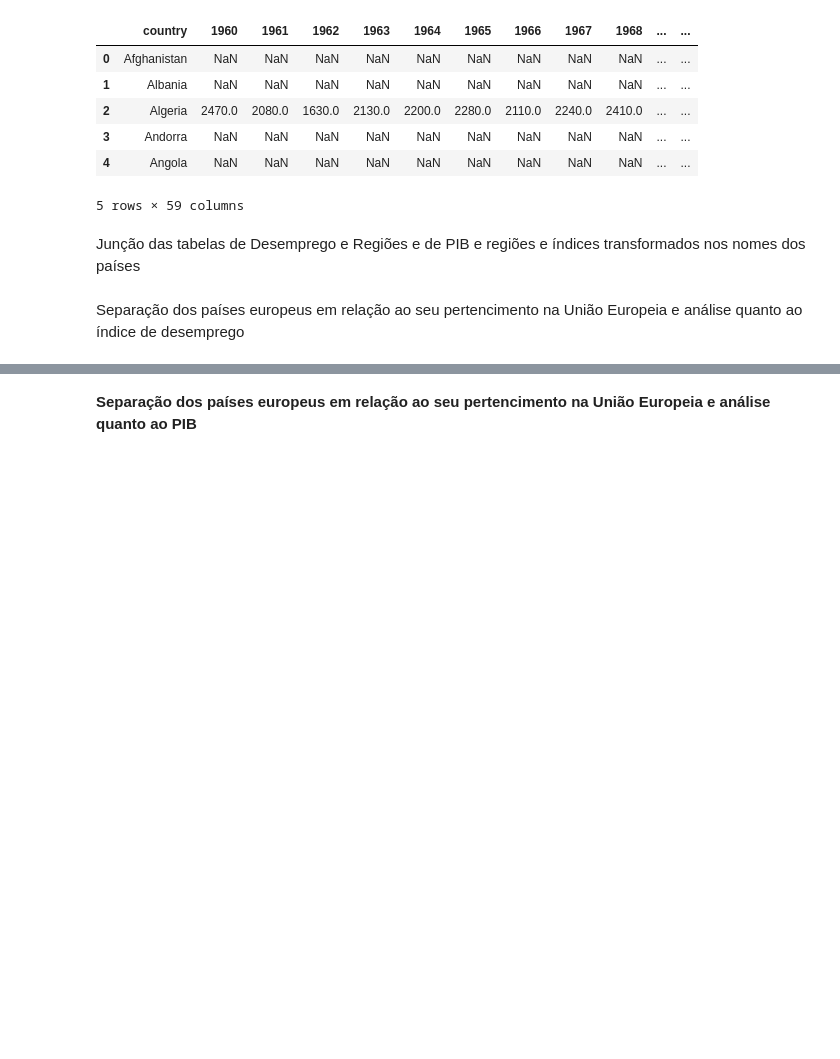
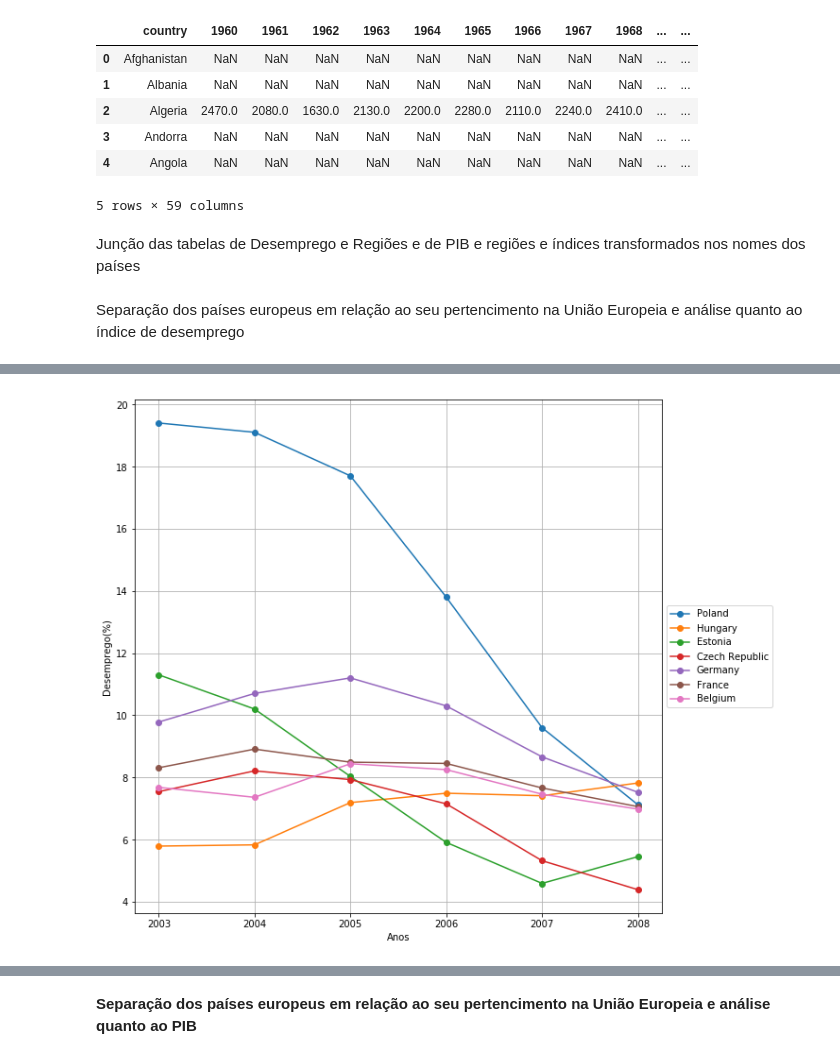
Before and after one commit to Gabrielpfm/Ciencia-dos-Dados, a Jupyter notebook: Projeto1/Gabriel_Moreira_2B.ipynb, the cells around one changed output, grey strips where cells are left out. Cells and saved outputs as stored; diff of their text form; code cells hidden in the pictures; blank space fills up the shorter version.

```diff
--- a/Projeto1/Gabriel_Moreira_2B.ipynb
+++ b/Projeto1/Gabriel_Moreira_2B.ipynb
@@ -110,0 +105,5 @@ UE_desemp
+# %%
+desemp_analise = UE_desemp.loc[["Poland","Hungary","Estonia","Czech Republic","Germany","France","Belgium"],[2003,2004,2005,2006,2007,2008]]
+
+desemp_transpose = desemp_analise.transpose()
+desemp_analise
@@ -110,0 +120,12 @@ UE_desemp
+# %%
+plt.figure(figsize=(10,10))
+ax = plt.subplot(111)
+for pais in desemp_transpose.columns:
+    plt.plot(desemp_transpose.index,desemp_transpose[pais],"-o")
+    plt.xlabel("Anos")
+    plt.ylabel("Desemprego(%)")
+    plt.legend()
+    ax.legend(loc='center left', bbox_to_anchor=(1, 0.5))
+    plt.grid(True)
+# %% [output]
+[figure, added]
```
Also changed, not shown: parts of 20 cells of this notebook.
